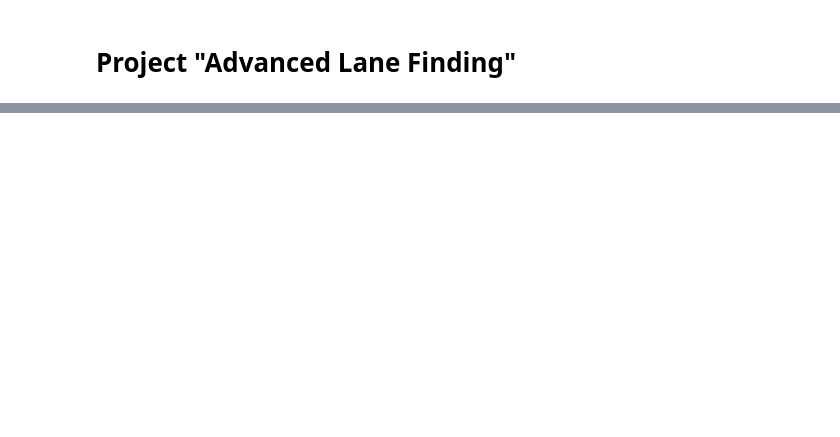
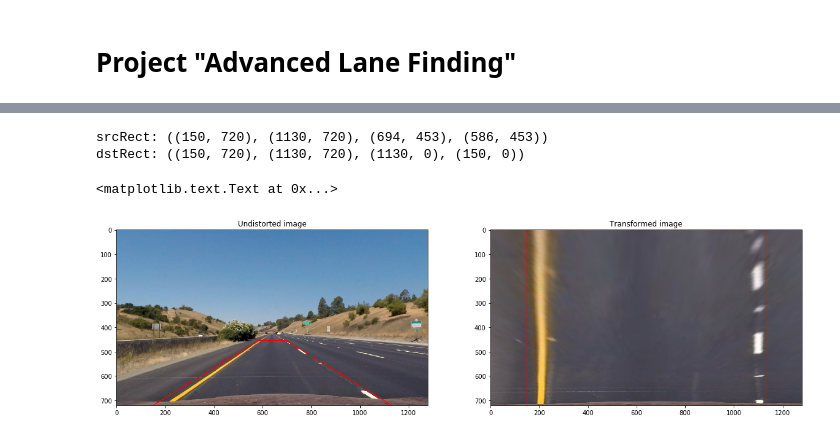
Before and after one commit to hkube/CarND-Advanced-Lane-Lines, a Jupyter notebook: Advanced_Lane_Finding.ipynb, the cells around one changed output, grey strips where cells are left out. Cells and saved outputs as stored; diff of their text form; code cells hidden in the pictures; blank space fills up the shorter version.

```diff
--- a/Advanced_Lane_Finding.ipynb
+++ b/Advanced_Lane_Finding.ipynb
@@ -168,0 +48,52 @@ plt.imshow(imgBright, cmap="gray", vmin=0, vmax=255)
+# %%
+WARP_Y          = 453
+WARP_X_BOTTOM   = 150
+WARP_X_TOP_LEFT = 586
+
+h, w = imgUndist.shape[:2]
+
+warpXTopRight = w-WARP_X_TOP_LEFT
+
+# Define source rectangle and destination rectangle for the transform
+srcRect = ((WARP_X_BOTTOM,h), (w-WARP_X_BOTTOM,h), (warpXTopRight, WARP_Y), (WARP_X_TOP_LEFT, WARP_Y))
+dstRect = ((WARP_X_BOTTOM,h), (w-WARP_X_BOTTOM,h), (w-WARP_X_BOTTOM, 0), (WARP_X_BOTTOM, 0))
+
+print("srcRect:", srcRect);
+print("dstRect:", dstRect);
+
+# Get transformation matrices
+Mwarp   = cv2.getPerspectiveTransform(np.float32(srcRect), np.float32(dstRect))
+Munwarp = cv2.getPerspectiveTransform(np.float32(dstRect), np.float32(srcRect))
+
+# Warp the image to bird-eyes view
+imgWarped = cv2.warpPerspective(imgUndist, Mwarp, (w,h), flags=cv2.INTER_LINEAR)
+
+imgUndistWithSrcRect = np.copy(imgUndist)
+for i in range(1,len(srcRect)):
+    j = (i+1) % len(srcRect)
+    cv2.line(imgUndistWithSrcRect, (srcRect[j][0], srcRect[j][1]), (srcRect[i][0], srcRect[i][1]), (255,0,0), 2)
+
+imgWarpedWithDestRect = np.copy(imgWarped)
+for i in range(1,len(dstRect)):
+    j = (i+1) % len(dstRect)
+    cv2.line(imgWarpedWithDestRect, (dstRect[j][0], dstRect[j][1]), (dstRect[i][0], dstRect[i][1]), (255,0,0), 2)
+
+
+# Save the undistored image with the soure rectangle
+mpimg.imsave("./docu_images/srcrect_"+os.path.basename(IMAGE_FILE), imgUndistWithSrcRect)
+
+# Save the transformed image with the destination rectangle
+mpimg.imsave("./docu_images/warped_"+os.path.basename(IMAGE_FILE), imgWarpedWithDestRect)
+
+
+f, ax = plt.subplots(1, 2, figsize=(20,10))
+ax[0].imshow(imgUndistWithSrcRect)
+ax[0].set_title("Undistorted image")
+
+ax[1].imshow(imgWarpedWithDestRect)
+ax[1].set_title("Transformed image")
+# %% [output]
+srcRect: ((150, 720), (1130, 720), (694, 453), (586, 453))
+dstRect: ((150, 720), (1130, 720), (1130, 0), (150, 0))
+<matplotlib.text.Text at 0x...>
+[figure, added]
```
Also changed, not shown: parts of 13 cells of this notebook, 13 other files.
